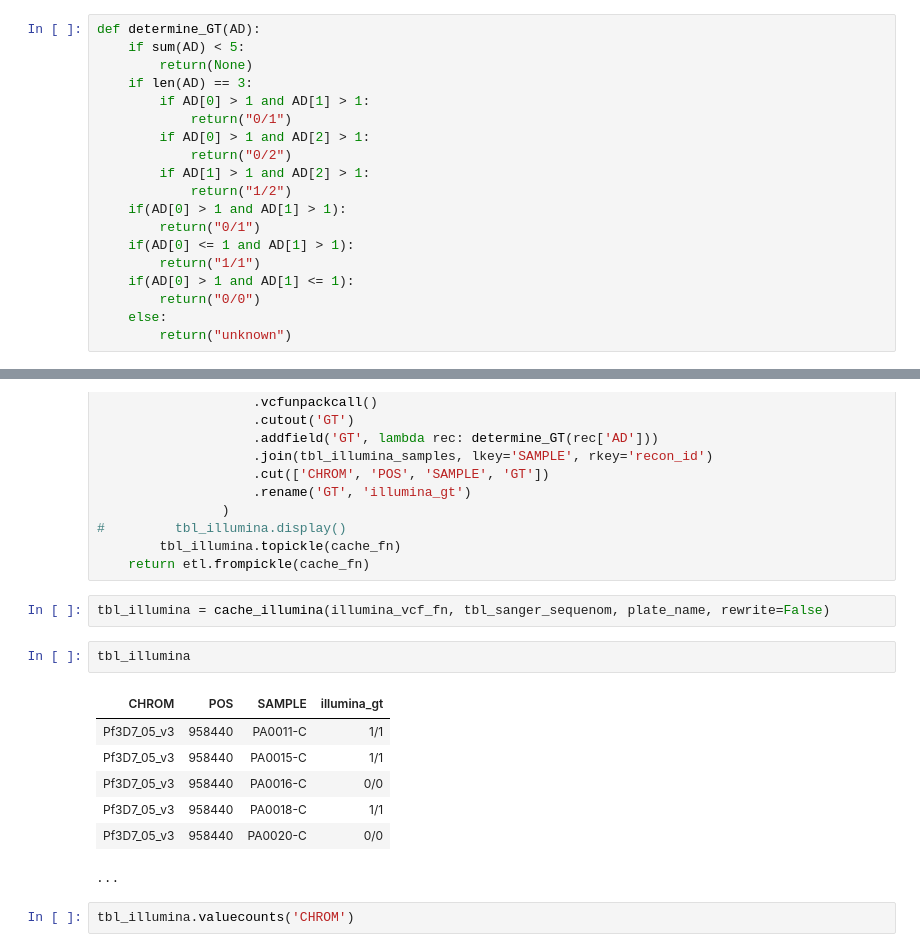
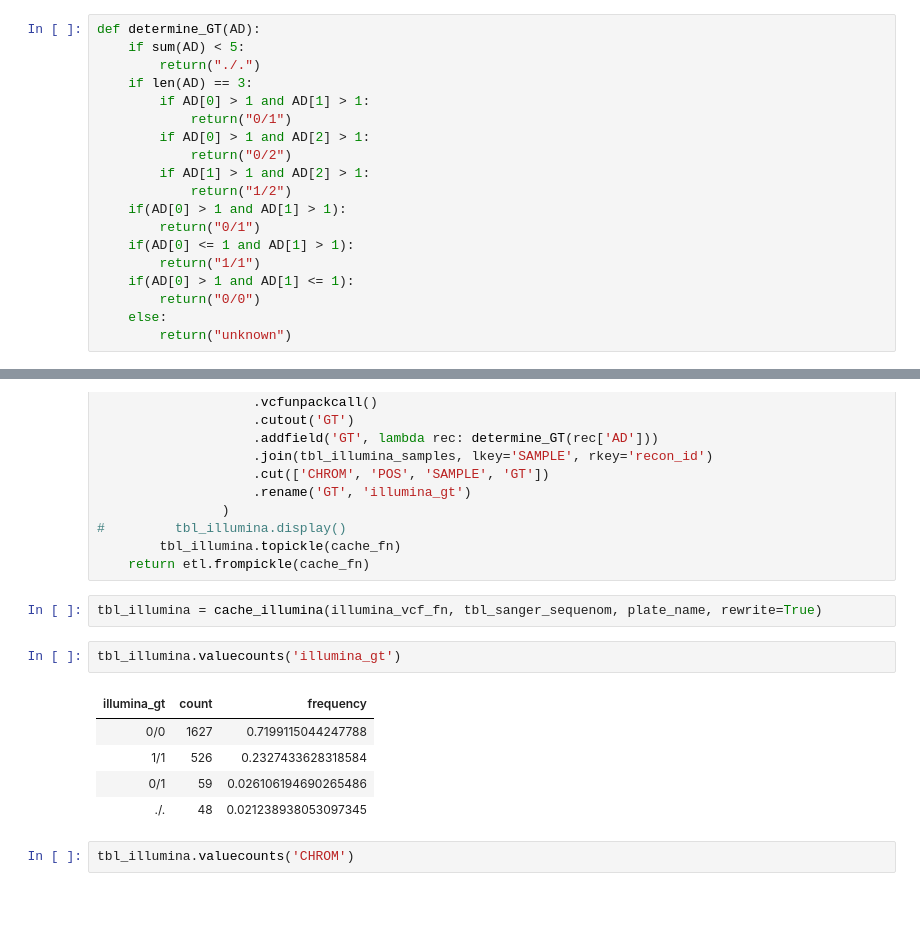
Before and after one commit to malariagen/methods-dev, a Jupyter notebook: recon/notebooks/20150729_sanger_sequenom_calling.ipynb, the cells around one changed output, grey strips where cells are left out. Saved outputs shown, nothing was run; the diff lists cells and outputs as text; blank space fills up the shorter version.

```diff
--- a/recon/notebooks/20150729_sanger_sequenom_calling.ipynb
+++ b/recon/notebooks/20150729_sanger_sequenom_calling.ipynb
@@ -39,7 +55,7 @@ genotype_colours = ['lightgray', 'black', 'red', 'blue', 'green']
 # %%
 def determine_GT(AD):
     if sum(AD) < 5:
-        return(None)
+        return("./.")
     if len(AD) == 3:
         if AD[0] > 1 and AD[1] > 1:
             return("0/1")
@@ -233,17 +249,15 @@ def cache_illumina(illumina_vcf_fn, tbl_sanger_sequenom, plate_name, rewrite=Fal
         tbl_illumina.topickle(cache_fn)
     return etl.frompickle(cache_fn)
 # %%
-tbl_illumina = cache_illumina(illumina_vcf_fn, tbl_sanger_sequenom, plate_name, rewrite=False)
+tbl_illumina = cache_illumina(illumina_vcf_fn, tbl_sanger_sequenom, plate_name, rewrite=True)
 # %%
-tbl_illumina
+tbl_illumina.valuecounts('illumina_gt')
 # %% [output]
-| CHROM | POS | SAMPLE | illumina_gt |
-| Pf3D7_05_v3 | 958440 | PA0011-C | 1/1 |
-| Pf3D7_05_v3 | 958440 | PA0015-C | 1/1 |
-| Pf3D7_05_v3 | 958440 | PA0016-C | 0/0 |
-| Pf3D7_05_v3 | 958440 | PA0018-C | 1/1 |
-| Pf3D7_05_v3 | 958440 | PA0020-C | 0/0 |
+| illumina_gt | count | frequency |
+| 0/0 | 1627 | 0.7199115044247788 |
+| 1/1 | 526 | 0.2327433628318584 |
+| 0/1 | 59 | 0.026106194690265486 |
+| ./. | 48 | 0.021238938053097345 |
-...
 # %%
 tbl_illumina.valuecounts('CHROM')
 # %% [output]
```
Also changed, not shown: parts of 21 cells of this notebook, 4 other files.
